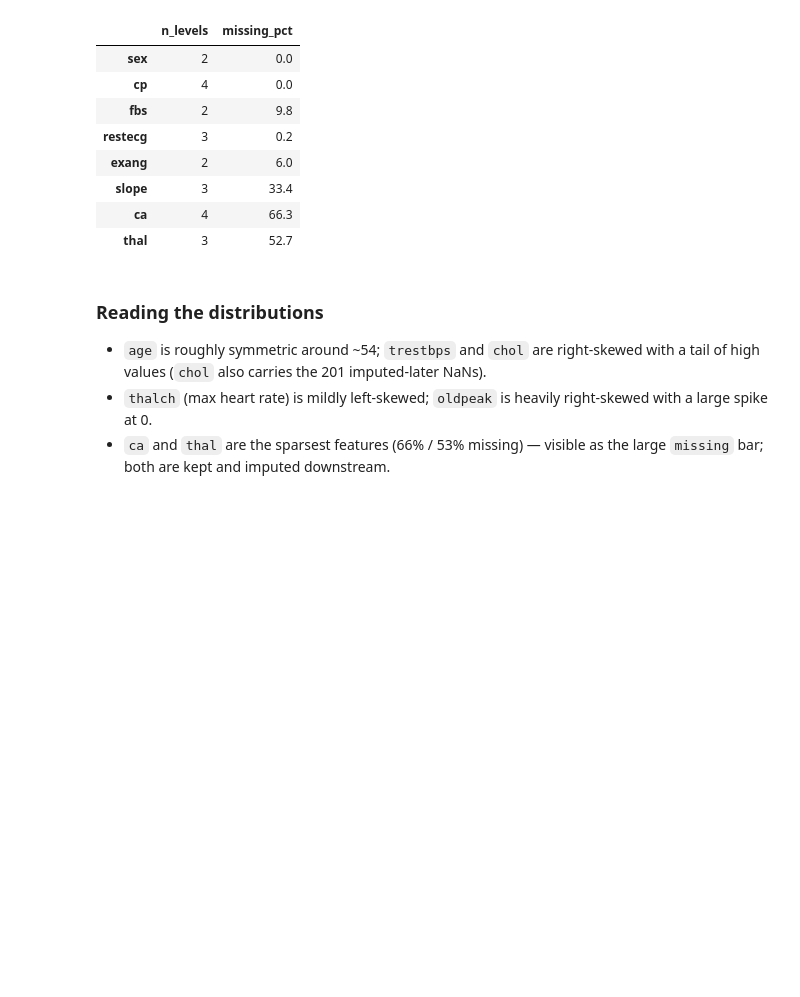
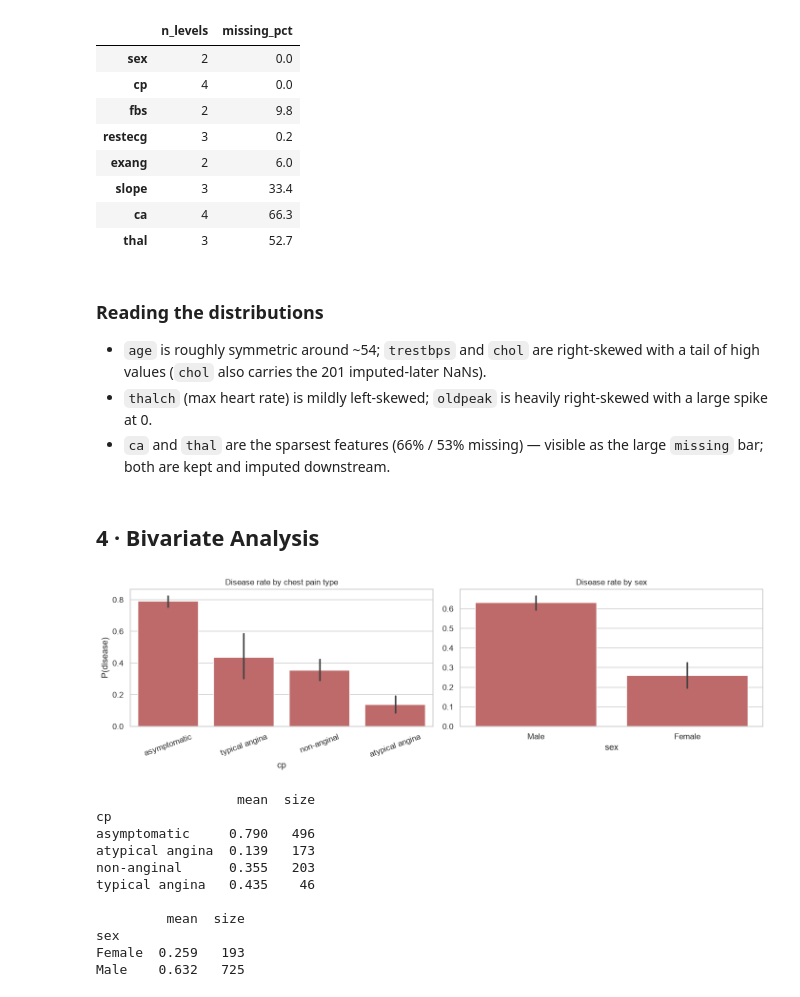
Before and after one commit to Moudjib16/Heart-Disease-Prediction, a Jupyter notebook: notebooks/01_eda.ipynb, the cells around one changed output. Cells and saved outputs as stored; diff of their text form; code cells hidden in the pictures; blank space fills up the shorter version.

Commit message:
analysis: EDA notebook - bivariate analysis

```diff
--- a/notebooks/01_eda.ipynb
+++ b/notebooks/01_eda.ipynb
@@ -311,3 +311,34 @@ summary
   right-skewed with a large spike at 0.
 - `ca` and `thal` are the sparsest features (66% / 53% missing) — visible as the
   large `missing` bar; both are kept and imputed downstream.
+# %% [markdown]
+## 4 · Bivariate Analysis
+# %%
+fig, axes = plt.subplots(1, 2, figsize=(13, 4))
+sns.barplot(data=df, x="cp", y="target", ax=axes[0], color="indianred",
+            order=df.groupby("cp")["target"].mean().sort_values(ascending=False).index)
+axes[0].set_title("Disease rate by chest pain type")
+axes[0].set_ylabel("P(disease)")
+axes[0].tick_params(axis="x", rotation=20)
+
+sns.barplot(data=df, x="sex", y="target", ax=axes[1], color="indianred")
+axes[1].set_title("Disease rate by sex")
+axes[1].set_ylabel("")
+save_fig("bivariate_rate_cp_sex")
+
+print(df.groupby("cp")["target"].agg(["mean", "size"]).round(3).to_string())
+print()
+print(df.groupby("sex")["target"].agg(["mean", "size"]).round(3).to_string())
+# %% [output]
+[figure, added]
+                  mean  size
+cp
+asymptomatic     0.790   496
+atypical angina  0.139   173
+non-anginal      0.355   203
+typical angina   0.435    46
+
+         mean  size
+sex
+Female  0.259   193
+Male    0.632   725
```
Also changed, not shown: parts of 4 cells of this notebook.
